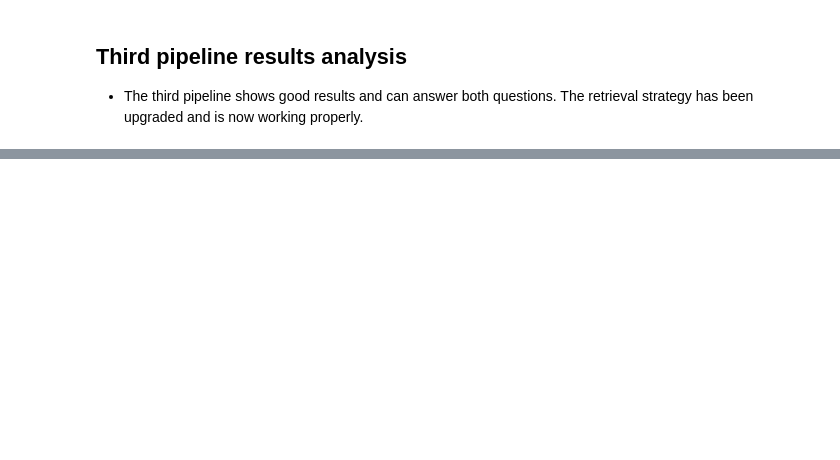
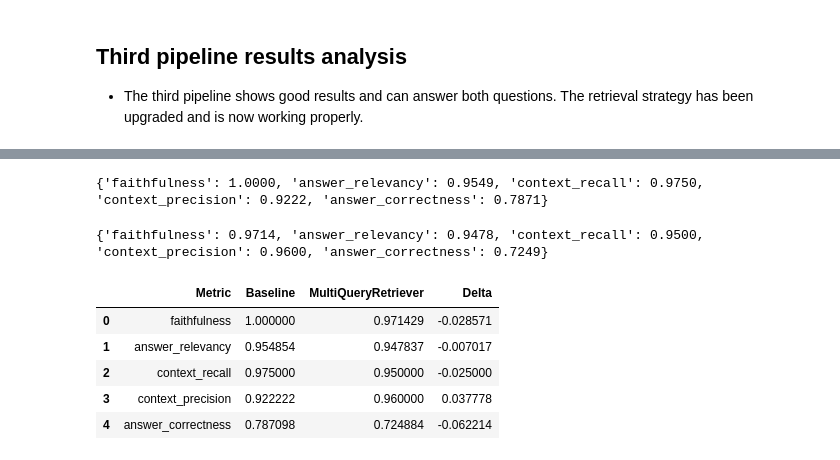
Before and after one commit to JulsdL/DeepPDF, a Jupyter notebook: deepPDF.ipynb, the cells around one changed output, grey strips where cells are left out. Cells and saved outputs as stored; diff of their text form; code cells hidden in the pictures; blank space fills up the shorter version.

```diff
--- a/deepPDF.ipynb
+++ b/deepPDF.ipynb
@@ -209,0 +318,27 @@ response_2c["context"]
+# %%
+baseline_results = evaluate(response_dataset, metrics)
+baseline_results
+# %% [output]
+{'faithfulness': 1.0000, 'answer_relevancy': 0.9549, 'context_recall': 0.9750, 'context_precision': 0.9222, 'answer_correctness': 0.7871}
+# %%
+# Pipeline 3 - Generating answers and contexts for the test questions
+
+answers = []
+contexts = []
+
+for question in test_questions:
+    response = retrieval_augmented_qa_chain_3.invoke({"question" : question})
+    answers.append(response["response"].content)
+    contexts.append([context.page_content for context in response["context"]])
+# %%
+multiquery_response_dataset = Dataset.from_dict({
+    "question" : test_questions,
+    "answer" : answers,
+    "contexts" : contexts,
+    "ground_truth" : test_groundtruths
+})
+# %%
+multiquery_results = evaluate(multiquery_response_dataset, metrics)
+multiquery_results
+# %% [output]
+{'faithfulness': 0.9714, 'answer_relevancy': 0.9478, 'context_recall': 0.9500, 'context_precision': 0.9600, 'answer_correctness': 0.7249}
@@ -209,0 +348,16 @@ response_2c["context"]
+# %%
+df_original = pd.DataFrame(list(baseline_results.items()), columns=['Metric', 'Baseline'])
+df_comparison = pd.DataFrame(list(multiquery_results.items()), columns=['Metric', 'MultiQueryRetriever'])
+
+df_merged = pd.merge(df_original, df_comparison, on='Metric')
+
+df_merged['Delta'] = df_merged['MultiQueryRetriever'] - df_merged['Baseline']
+
+df_merged
+# %% [output]
+|  | Metric | Baseline | MultiQueryRetriever | Delta |
+| 0 | faithfulness | 1.000000 | 0.971429 | -0.028571 |
+| 1 | answer_relevancy | 0.954854 | 0.947837 | -0.007017 |
+| 2 | context_recall | 0.975000 | 0.950000 | -0.025000 |
+| 3 | context_precision | 0.922222 | 0.960000 | 0.037778 |
+| 4 | answer_correctness | 0.787098 | 0.724884 | -0.062214 |
```
Also changed, not shown: parts of 17 cells of this notebook, 2 other files.
